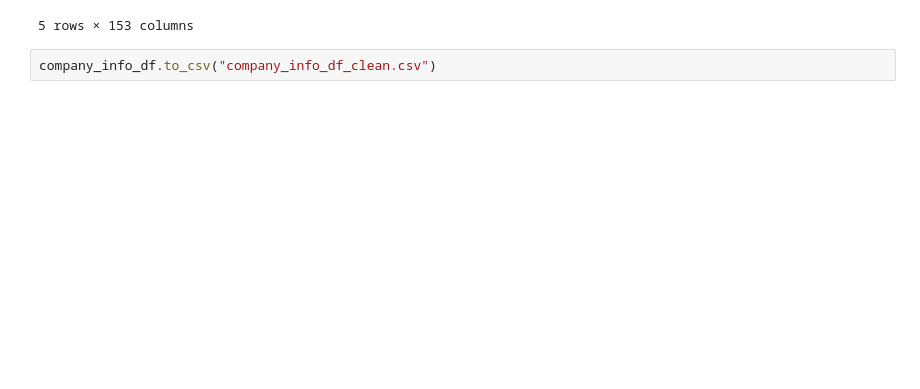
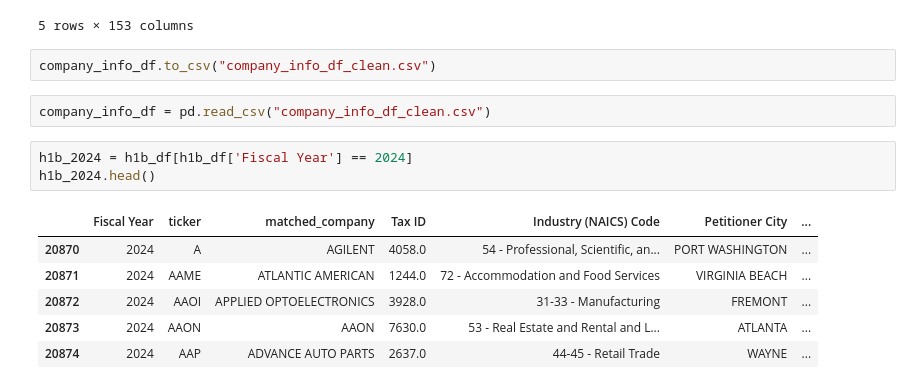
Before and after one commit to 608ohenry/econ570_project, a Jupyter notebook: main.ipynb, the cells around one changed output. Cells and saved outputs as stored; diff of their text form; blank space fills up the shorter version.

```diff
--- a/main.ipynb
+++ b/main.ipynb
@@ -485,3 +485,15 @@ company_info_df.head()
 5 rows × 153 columns
 # %%
 company_info_df.to_csv("company_info_df_clean.csv")
+# %%
+company_info_df = pd.read_csv("company_info_df_clean.csv")
+# %%
+h1b_2024 = h1b_df[h1b_df['Fiscal Year'] == 2024]
+h1b_2024.head()
+# %% [output]
+|  | Fiscal Year | ticker | matched_company | Tax ID | Industry (NAICS) Code | Petitioner City | ... |
+| 20870 | 2024 | A | AGILENT | 4058.0 | 54 - Professional, Scientific, an... | PORT WASHINGTON | ... |
+| 20871 | 2024 | AAME | ATLANTIC AMERICAN | 1244.0 | 72 - Accommodation and Food Services | VIRGINIA BEACH | ... |
+| 20872 | 2024 | AAOI | APPLIED OPTOELECTRONICS | 3928.0 | 31-33 - Manufacturing | FREMONT | ... |
+| 20873 | 2024 | AAON | AAON | 7630.0 | 53 - Real Estate and Rental and L... | ATLANTA | ... |
+| 20874 | 2024 | AAP | ADVANCE AUTO PARTS | 2637.0 | 44-45 - Retail Trade | WAYNE | ... |
```
Also changed, not shown: parts of 2 cells of this notebook.
